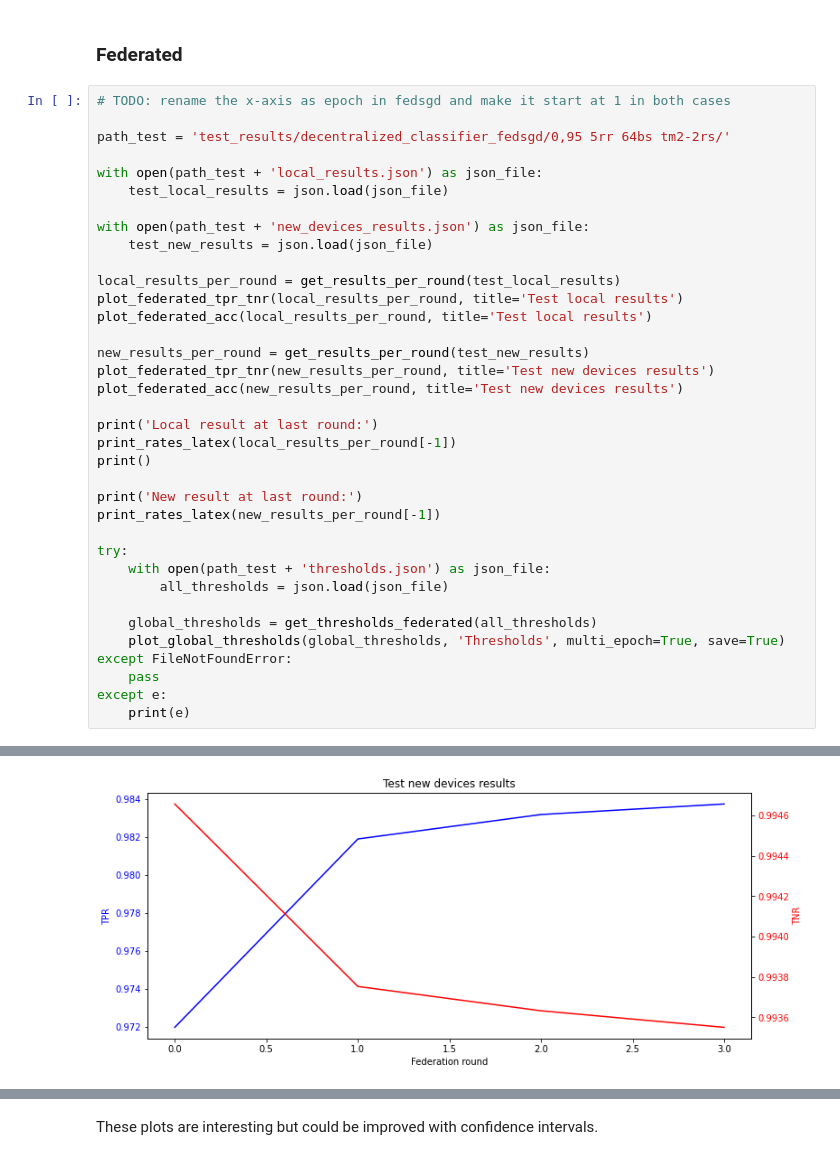
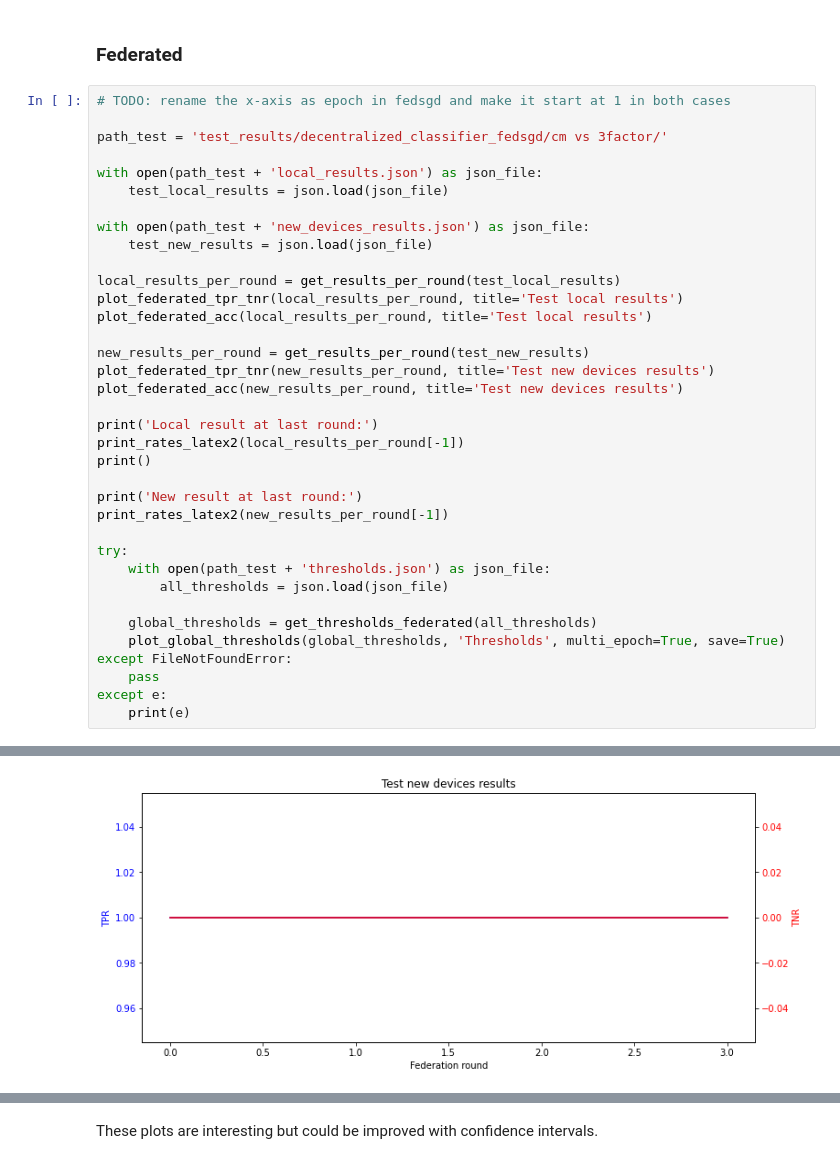
Before and after one commit to ValerianRey/fed_iot_guard, a Jupyter notebook: Test results.ipynb, the cells around one changed output, grey strips where cells are left out. Saved outputs shown, nothing was run; the diff lists cells and outputs as text.

Commit message:
new results

```diff
--- a/Test results.ipynb
+++ b/Test results.ipynb
@@ -155,7 +155,7 @@ TNR:            90.85\%
 # %%
 # TODO: rename the x-axis as epoch in fedsgd and make it start at 1 in both cases
 
-path_test = 'test_results/decentralized_classifier_fedsgd/0,95 5rr 64bs tm2-2rs/'
+path_test = 'test_results/decentralized_classifier_fedsgd/cm vs 3factor/'
 
 with open(path_test + 'local_results.json') as json_file:
     test_local_results = json.load(json_file)
@@ -172,11 +172,11 @@ plot_federated_tpr_tnr(new_results_per_round, title='Test new devices results')
 plot_federated_acc(new_results_per_round, title='Test new devices results')
 
 print('Local result at last round:')
-print_rates_latex(local_results_per_round[-1])
+print_rates_latex2(local_results_per_round[-1])
 print()
 
 print('New result at last round:')
-print_rates_latex(new_results_per_round[-1])
+print_rates_latex2(new_results_per_round[-1])
 
 try:
     with open(path_test + 'thresholds.json') as json_file:
@@ -194 +194 @@ except e:
-[figure, old version]
+[figure, new version]
```
Also changed, not shown: parts of 1 cell of this notebook, 5 other files.
